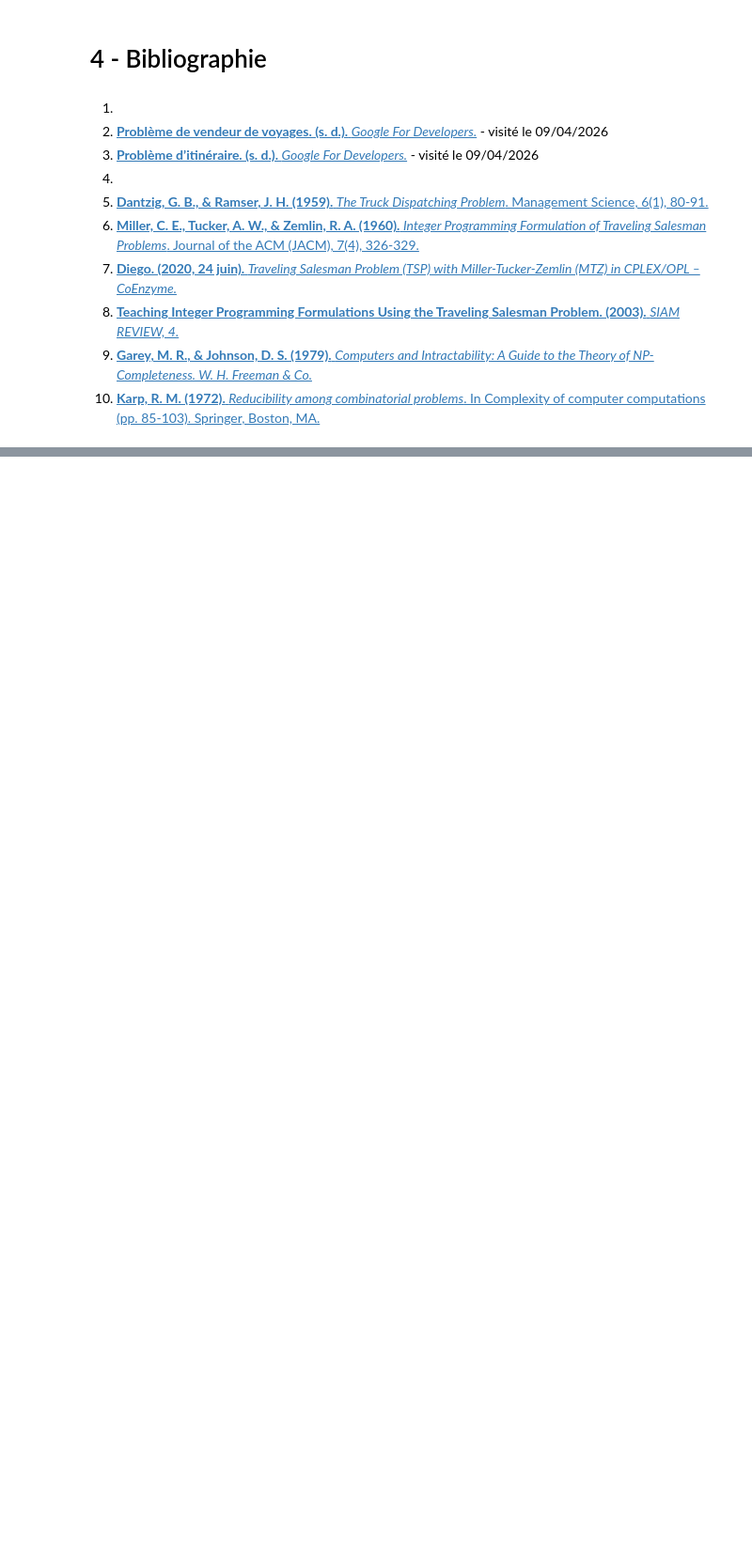
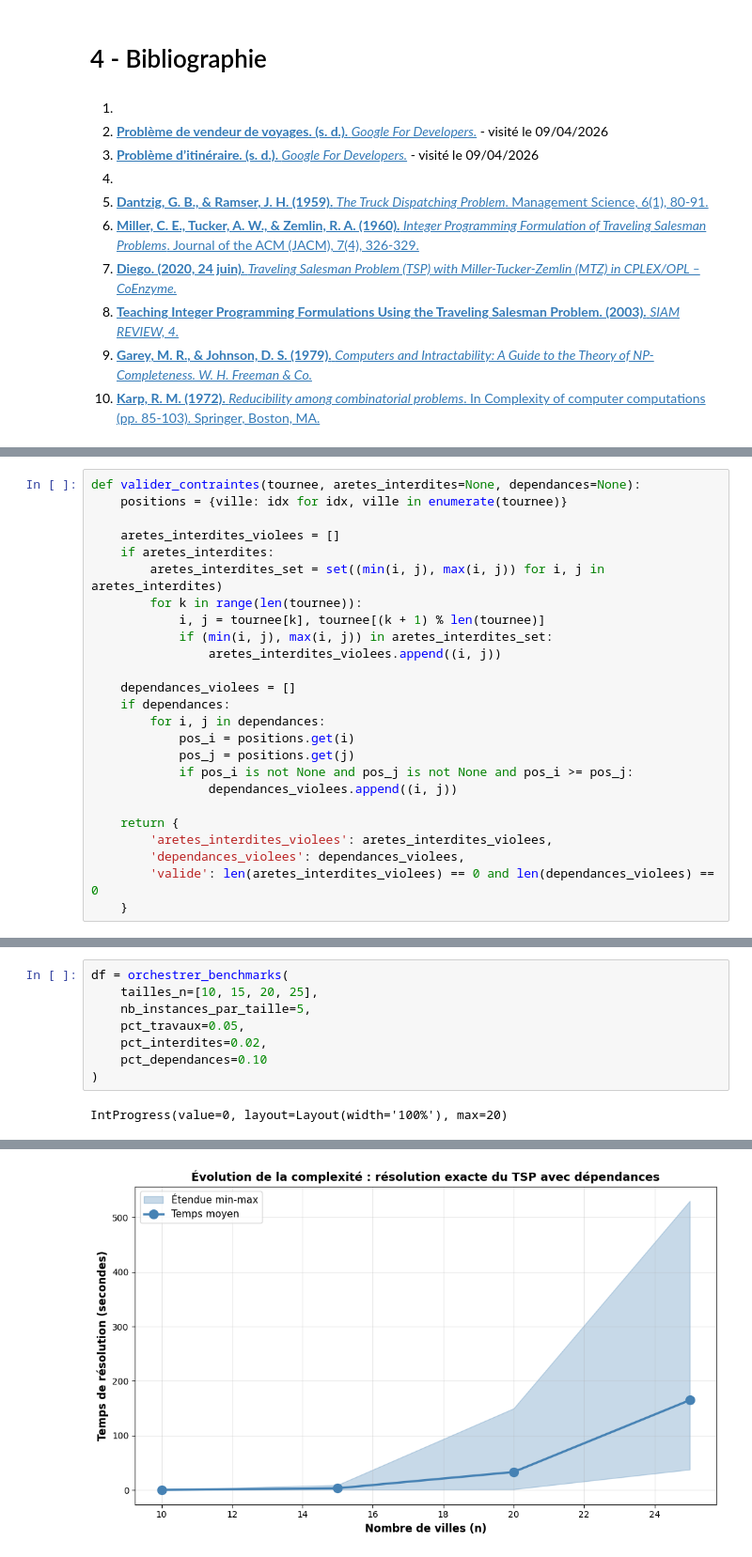
Before and after one commit to RobinNoiret/school-fisa3-recherche_operationnelle, a Jupyter notebook: RN-livrable.ipynb, the cells around one changed output, grey strips where cells are left out. Shown at 94% size. Saved outputs shown, nothing was run; the diff lists cells and outputs as text; blank space fills up the shorter version.

```diff
--- a/RN-livrable.ipynb
+++ b/RN-livrable.ipynb
@@ -172,0 +259,25 @@ Notre modélisation, qui répond aux exigences de l'ADEME, inclut des restrictio
+# %%
+def valider_contraintes(tournee, aretes_interdites=None, dependances=None):
+    positions = {ville: idx for idx, ville in enumerate(tournee)}
+
+    aretes_interdites_violees = []
+    if aretes_interdites:
+        aretes_interdites_set = set((min(i, j), max(i, j)) for i, j in aretes_interdites)
+        for k in range(len(tournee)):
+            i, j = tournee[k], tournee[(k + 1) % len(tournee)]
+            if (min(i, j), max(i, j)) in aretes_interdites_set:
+                aretes_interdites_violees.append((i, j))
+
+    dependances_violees = []
+    if dependances:
+        for i, j in dependances:
+            pos_i = positions.get(i)
+            pos_j = positions.get(j)
+            if pos_i is not None and pos_j is not None and pos_i >= pos_j:
+                dependances_violees.append((i, j))
+
+    return {
+        'aretes_interdites_violees': aretes_interdites_violees,
+        'dependances_violees': dependances_violees,
+        'valide': len(aretes_interdites_violees) == 0 and len(dependances_violees) == 0
+    }
@@ -172,0 +598,10 @@ Notre modélisation, qui répond aux exigences de l'ADEME, inclut des restrictio
+# %%
+df = orchestrer_benchmarks(
+    tailles_n=[10, 15, 20, 25],
+    nb_instances_par_taille=5,
+    pct_travaux=0.05,
+    pct_interdites=0.02,
+    pct_dependances=0.10
+)
+# %% [output]
+IntProgress(value=0, layout=Layout(width='100%'), max=20)
@@ -172,0 +616 @@ Notre modélisation, qui répond aux exigences de l'ADEME, inclut des restrictio
+[figure, added]
```
Also changed, not shown: parts of 12 cells of this notebook.
